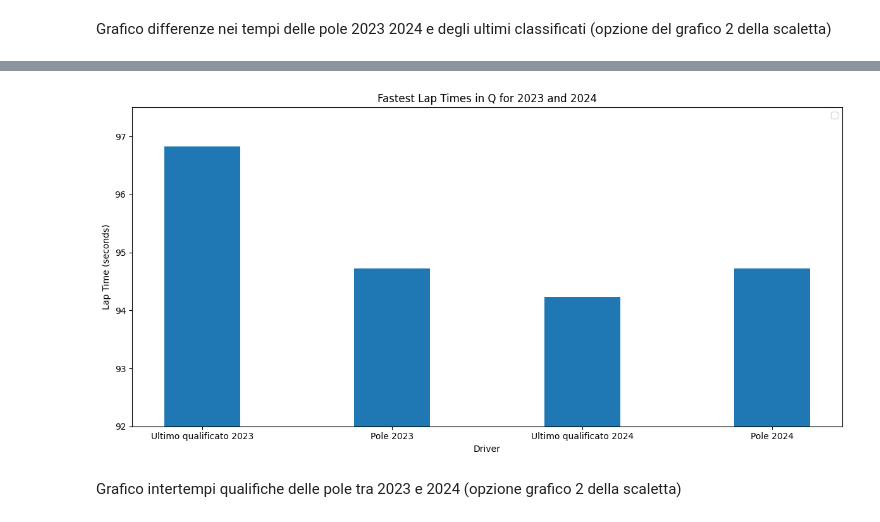
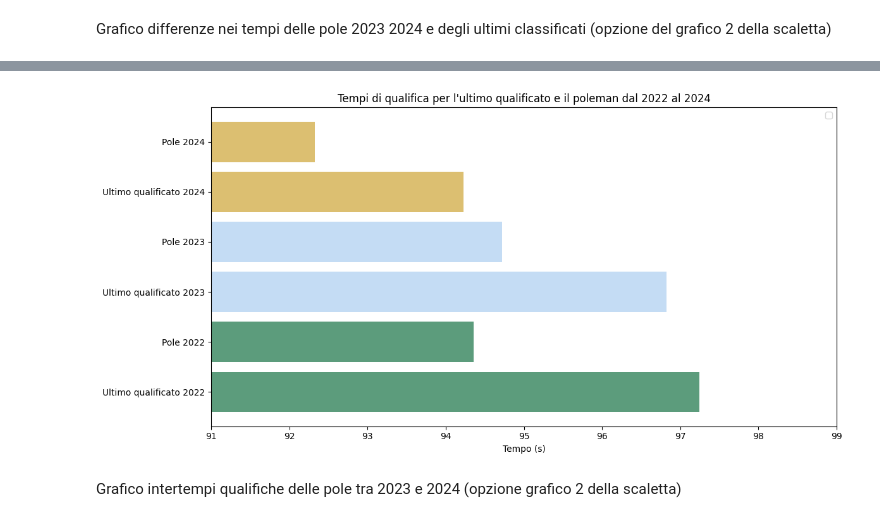
Before and after one commit to SirFuryy/progetto-Visualizzazione-Scentifica, a Jupyter notebook: velocita_media_squadre.ipynb, the cells around one changed output, grey strips where cells are left out. Saved outputs shown, nothing was run; the diff lists cells and outputs as text; code cells hidden in the pictures.

```diff
--- a/velocita_media_squadre.ipynb
+++ b/velocita_media_squadre.ipynb
@@ -372,17 +553,25 @@ plt.show()
 # %% [markdown]
 Grafico differenza tempo della pole 2023 2024 (grafico 1 della scaletta)
 # %%
+Q1_2023, _, Q3_2023 = Q2023.laps.split_qualifying_sessions()
+Q1, _, Q3 = Q.laps.split_qualifying_sessions()
+
 pole_2023 = Q3_2023.pick_fastest()[['Driver', 'LapTime', 'Sector1Time', 'Sector2Time', 'Sector3Time']]
 pole_2024 = Q3.pick_fastest()[['Driver', 'LapTime', 'Sector1Time', 'Sector2Time', 'Sector3Time']]
+
 pole_2023['Year'] = '2023'
 pole_2024['Year'] = '2024'
+
 c = pd.concat([pole_2023, pole_2024])
+
+color = [colors_palette[driver_team[drv]] for drv in ['LEC', 'NOR']]
+
 plt.figure(figsize=(12, 6))
-plt.bar(c["Year"], c['LapTime'].apply(lambda x: x.total_seconds()), width=0.5)
+plt.bar(c["Year"], c['LapTime'].apply(lambda x: x.total_seconds()), color=color, width=0.5)
 
-plt.xlabel('Driver')
-plt.ylabel('Lap Time (seconds)')
-plt.title('Fastest Lap Times in Q for 2023 and 2024')
+plt.xlabel('Piloti')
+plt.ylabel('Tempos')
+plt.title('Tempo della pole nella Qualifica per il 2023 e il 2024')
 plt.legend()
 plt.ylim(92, 95)
 plt.xticks(rotation=45)
@@ -393,2 +582,5 @@ plt.show()
 # %% [markdown]
 Grafico differenze nei tempi delle pole 2023 2024 e degli ultimi classificati (opzione del grafico 2 della scaletta)
+# %%
+Q2022 = ff1.get_session(2022, 'Austin', 4)
+Q2022.load()
@@ -395,23 +601,39 @@ Grafico differenze nei tempi delle pole 2023 2024 e degli ultimi classificati (o
 # %%
 last_qualified_2023 = Q1_2023.pick_drivers('SAR').pick_fastest()[['Driver', 'LapTime']]
 last_qualified_2024 = Q1.pick_drivers('ZHO').pick_fastest()[['Driver', 'LapTime']]
+
 pole_2024['Label'] = 'Pole 2024'
 pole_2023['Label'] = 'Pole 2023'
+
 last_qualified_2024['Label'] = 'Ultimo qualificato 2024'
 last_qualified_2023['Label'] = 'Ultimo qualificato 2023'
+
 c = pd.concat([last_qualified_2023, pole_2023, last_qualified_2024, pole_2024])
+
+Q1_2022, _, Q3_2022 = Q2022.laps.split_qualifying_sessions()
+
+pole_2022 = Q3_2022.pick_fastest()[['Driver', 'LapTime', 'Sector1Time', 'Sector2Time', 'Sector3Time']]
+pole_2022['Year'] = '2022'
+pole_2022['Label'] = 'Pole 2022'
+
+last_qualified_2022 = Q1_2022.pick_drivers('LAT').pick_fastest()[['Driver', 'LapTime']]
+last_qualified_2022['Year'] = '2022'
+last_qualified_2022['Label'] = 'Ultimo qualificato 2022'
+
+c = pd.concat([last_qualified_2022, pole_2022, last_qualified_2023, pole_2023, last_qualified_2024, pole_2024])
+
+color = [colors_palette[pl] for pl in ['SQ', 'SQ', '2023', '2023', '2024', '2024']]
+
 plt.figure(figsize=(12, 6))
-plt.bar(c["Label"], c['LapTime'].apply(lambda x: x.total_seconds()), width=0.4)
-
-plt.xlabel('Driver')
-plt.ylabel('Lap Time (seconds)')
-plt.title('Fastest Lap Times in Q for 2023 and 2024')
+plt.barh(c["Label"], c['LapTime'].apply(lambda x: x.total_seconds()), color=color, alpha=0.7)
+plt.xlabel('Tempo (s)')
+plt.title('Tempi di qualifica per l\'ultimo qualificato e il poleman dal 2022 al 2024')
 plt.legend()
-plt.ylim(92, 97.5)
+plt.xlim(91, 99)
 plt.tight_layout()
 plt.show()
 # %% [output]
-[figure, old version]
+[figure, new version]
 # %% [markdown]
 Grafico intertempi qualifiche delle pole tra 2023 e 2024 (opzione grafico 2 della scaletta)
 # %%
```
Also changed, not shown: parts of 22 cells of this notebook, 3 other files.
